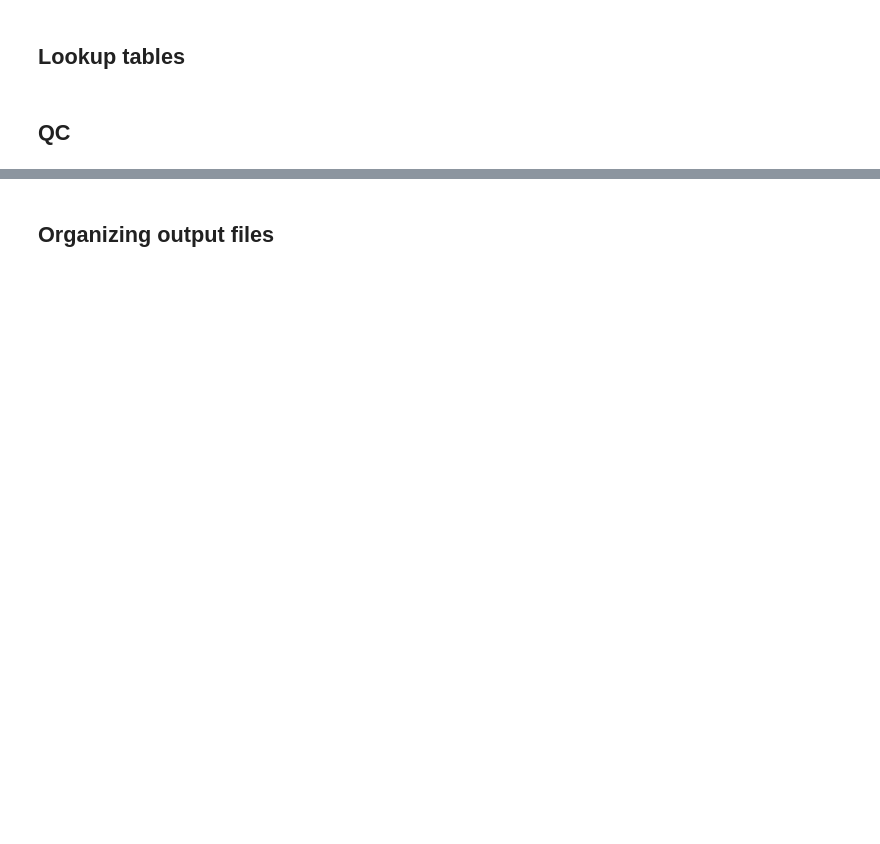
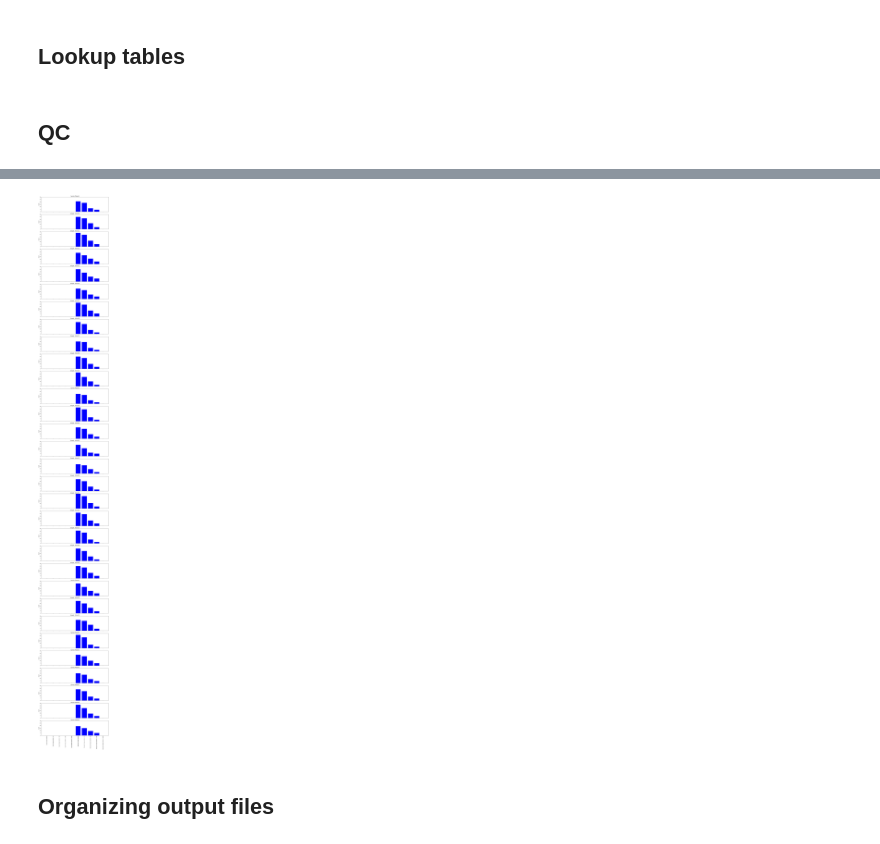
Before and after one commit to StergachisLab/IsoRanker, a Jupyter notebook: examples/Expression_AllelicImbalance/Expression_AllelicImbalance.ipynb, the cells around one changed output, grey strips where cells are left out. Drawn from its saved outputs; the diff is of its cells as text; code cells hidden in the pictures; blank space fills up the shorter version.

```diff
--- a/examples/Expression_AllelicImbalance/Expression_AllelicImbalance.ipynb
+++ b/examples/Expression_AllelicImbalance/Expression_AllelicImbalance.ipynb
@@ -303,7 +356,7 @@ plt.savefig("gene_diversity.pdf", format="pdf")
 # Isoform diversity plot
 ###################################
 
-df = pd.read_csv("isoform_diversity.csv.gz", compression = "gzip")
+df = pd.read_csv("isoform_diversity.tsv.gz", compression = "gzip", sep="\t")
 
 # Drop 'Cyclo Total Reads' and 'Noncyclo Total Reads' columns
 df_filtered = df.drop(columns=["Cyclo Total Reads", "Noncyclo Total Reads"])
@@ -312,33 +365,35 @@ df_filtered = df.drop(columns=["Cyclo Total Reads", "Noncyclo Total Reads"])
 cyclo_color = "red"
 noncyclo_color = "blue"
 
 # Determine a common y-axis limit for all plots
 y_max = df_filtered.drop(columns=["Sample"]).max().max()
 
 # Create subplots for each sample
 num_samples = len(df_filtered["Sample"])
 fig, axes = plt.subplots(nrows=num_samples, figsize=(12, num_samples * 3), sharex=True, sharey=True)
 
 # If only one sample, make axes iterable
 if num_samples == 1:
     axes = [axes]
 
 # Loop through each sample and create a separate bar plot
 for ax, sample in zip(axes, df_filtered["Sample"]):
     sample_data = df_filtered[df_filtered["Sample"] == sample].drop(columns=["Sample"]).T
     colors = [cyclo_color if "Cyclo" in col else noncyclo_color for col in sample_data.index]
 
     ax.bar(sample_data.index, sample_data.iloc[:, 0], color=colors)
     ax.set_title(f"Sample: {sample}")
     ax.set_ylabel("Count")
     ax.set_ylim(0, y_max)  # Set common y-axis limit
     ax.tick_params(axis="x", rotation=90)
 
 # Formatting
 plt.tight_layout()
 
 # Save to PDF
 plt.savefig("isoform_diversity.pdf", format="pdf")
+# %% [output]
+[figure, added]
 # %% [markdown]
 ## Organizing output files
 # %%
```
Also changed, not shown: parts of 14 cells of this notebook, 33 other files.
